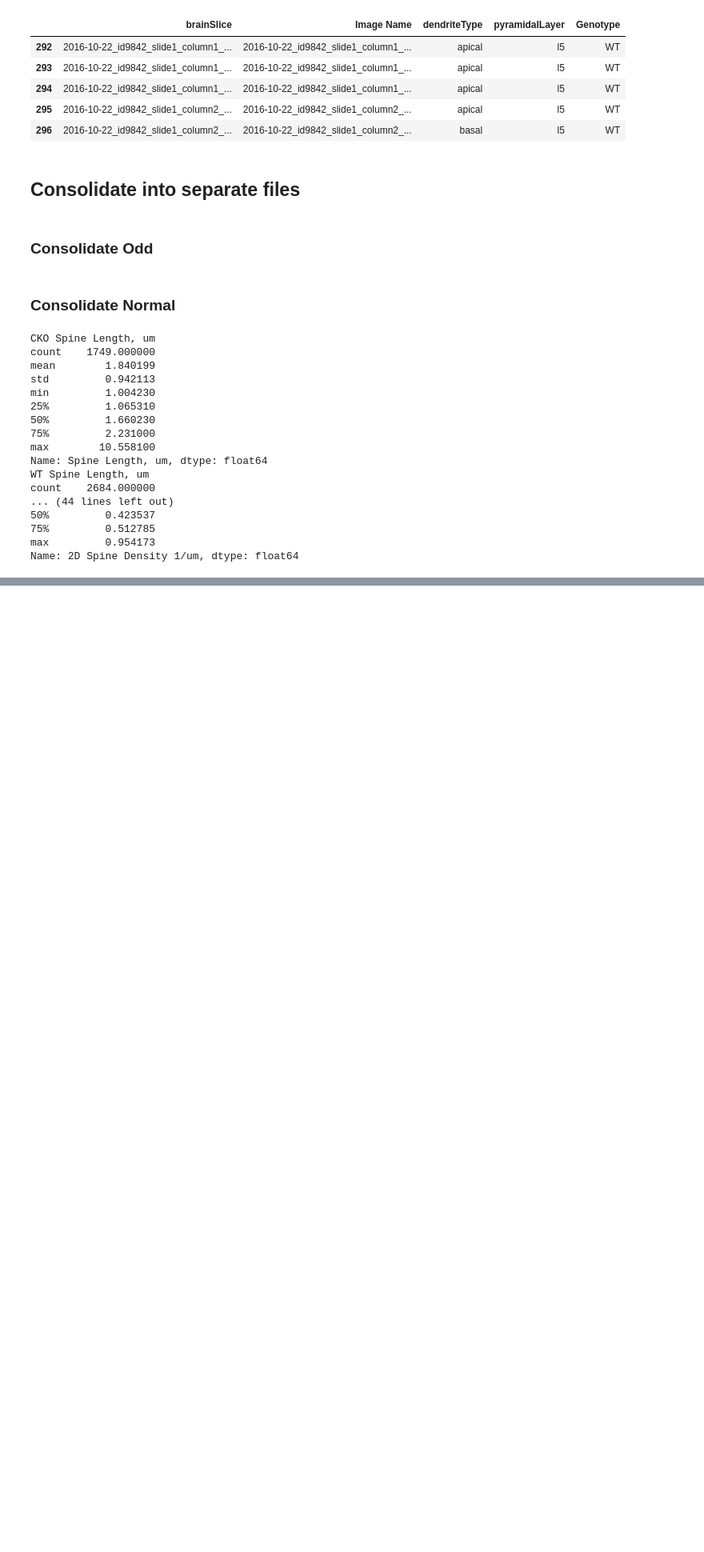
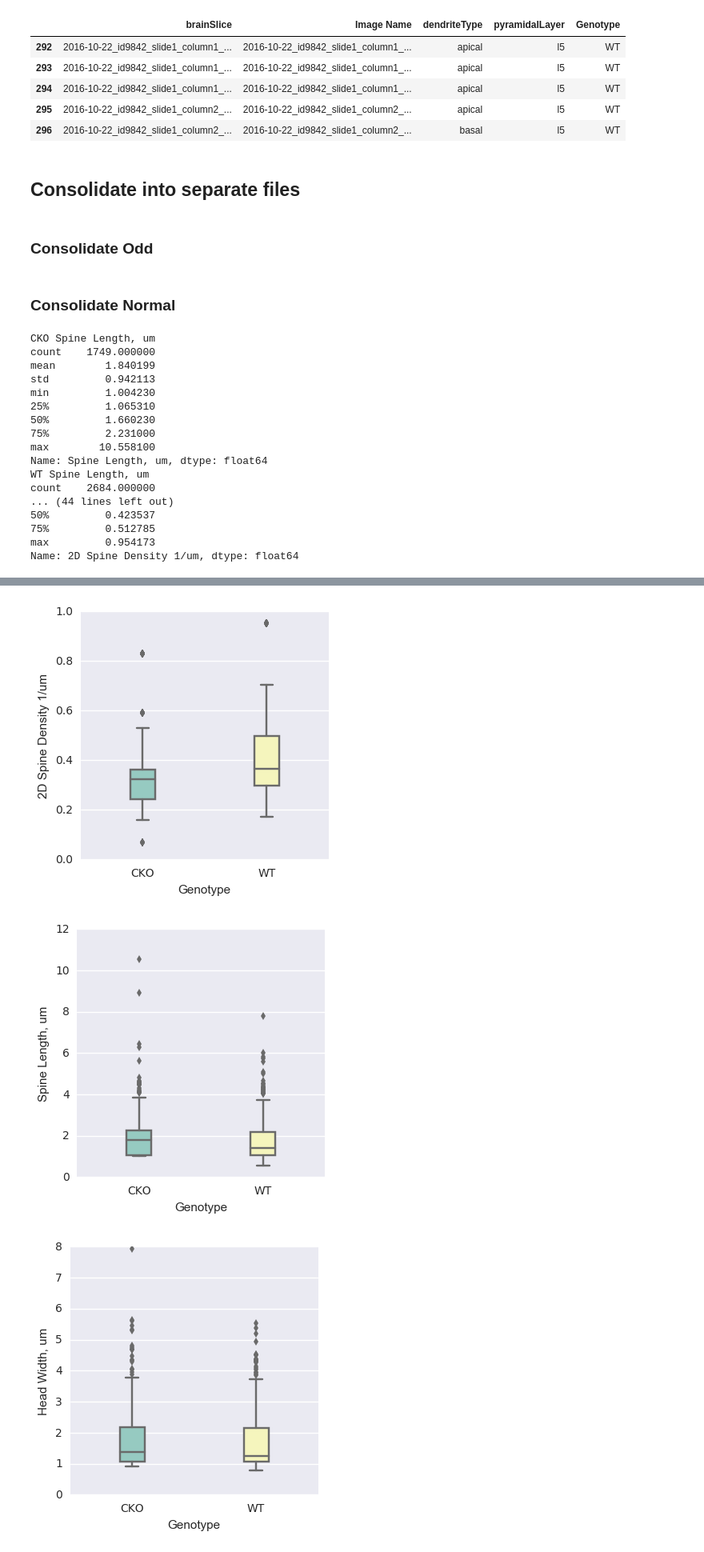
Before and after one commit to nikiluk/signalife-moo-spine-analysis, a Jupyter notebook: main.ipynb, the cells around one changed output, grey strips where cells are left out. Shown at 80% size. Cells and saved outputs as stored; diff of their text form; code cells hidden in the pictures; blank space fills up the shorter version.

```diff
--- a/main.ipynb
+++ b/main.ipynb
@@ -219,0 +222,15 @@ Name: 2D Spine Density 1/um, dtype: float64
+# %%
+import seaborn as sns
+
+mergedSpineDFMetaBasal = mergedSpineDFMeta[(mergedSpineDFMeta.dendriteType=="basal")]
+
+plt.figure(figsize=(4, 4))
+ax = sns.boxplot(y="2D Spine Density 1/um", x="Genotype", data=mergedSpineDFMetaBasal, palette="Set3", width=0.2)
+plt.figure(figsize=(4, 4))
+ax = sns.boxplot(y="Spine Length, um", x="Genotype", data=mergedSpineDFMetaBasal, palette="Set3", width=0.2)
+plt.figure(figsize=(4, 4))
+ax = sns.boxplot(y="Head Width, um", x="Genotype", data=mergedSpineDFMetaBasal, palette="Set3", width=0.2)
+# %% [output]
+[figure, added]
+[figure, added]
+[figure, added]
```
Also changed, not shown: parts of 1 cell of this notebook.
